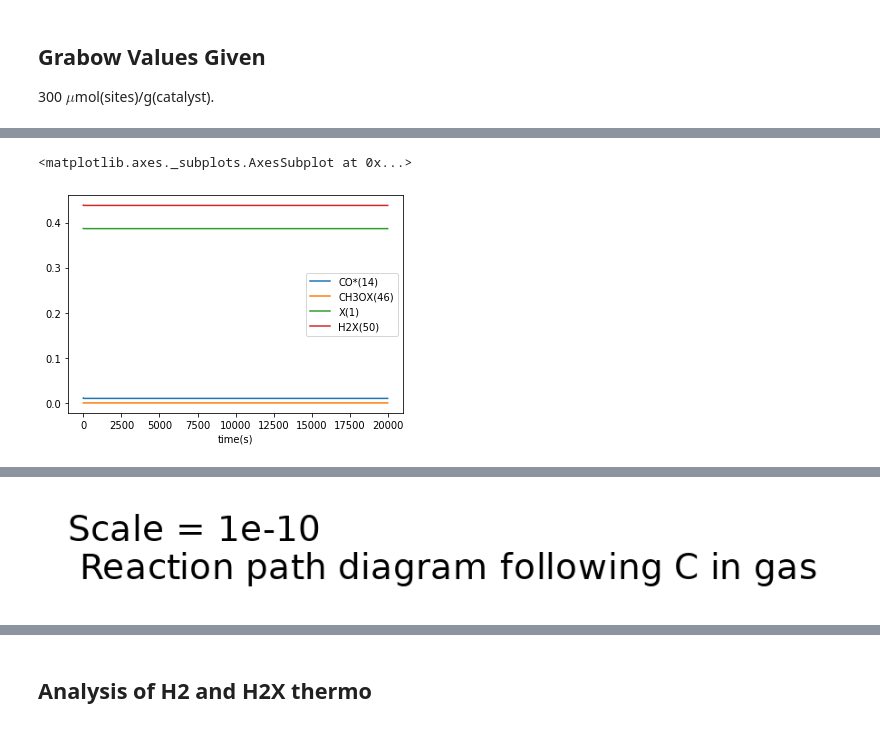
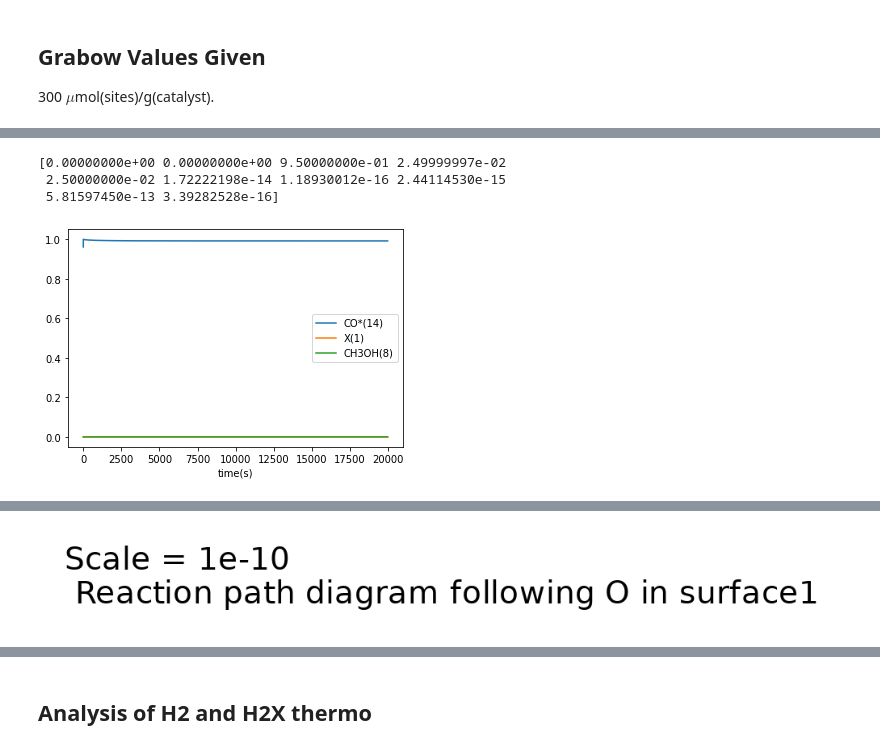
Before and after one commit to comocheng/meOH-analysis, a Jupyter notebook: cantera_simulations/RMG_wDeut/RMG_model_Deutschmann.ipynb, the cells around one changed output, grey strips where cells are left out. Drawn from its saved outputs; the diff is of its cells as text; code cells hidden in the pictures.

```diff
--- a/cantera_simulations/RMG_wDeut/RMG_model_Deutschmann.ipynb
+++ b/cantera_simulations/RMG_wDeut/RMG_model_Deutschmann.ipynb
@@ -285,8 +287,11 @@ CH4X(797) Max = 0.0005869118
 # %%
-results.plot('time(s)',['CO*(14)','CH3OX(46)', 'X(1)','H2X(50)'])
+results.plot('time(s)',['CO*(14)', 'X(1)','CH3OH(8)'])
+print(gas.X)
 # %% [output]
-<matplotlib.axes._subplots.AxesSubplot at 0x...>
+[0.00000000e+00 0.00000000e+00 9.50000000e-01 2.49999997e-02
+ 2.50000000e-02 1.72222198e-14 1.18930012e-16 2.44114530e-15
+ 5.81597450e-13 3.39282528e-16]
-[figure, old version]
+[figure, new version]
 # %%
 def save_flux_diagrams(*phases, suffix=''):
     """
@@ -356,9 +361,9 @@ Wrote graphviz output file to '/work/westgroup/ChrisB/meOH-synthesis/cantera_sim
 Wrote graphviz input file to '/work/westgroup/ChrisB/meOH-synthesis/cantera_simulations/RMG_wDeut/reaction_path_X_surface1.dot'.
 Wrote graphviz output file to '/work/westgroup/ChrisB/meOH-synthesis/cantera_simulations/RMG_wDeut/reaction_path_X_surface1.png'.
 # %%
-Image(filename='reaction_path_C_gas.png')
+Image(filename='reaction_path_O_surface1.png')
 # %% [output]
-[figure, old version]
+[figure, new version]
 # %%
 Image(filename='reaction_path_H_surface1.png')
 # %% [output]
```
Also changed, not shown: parts of 8 cells of this notebook, 13 other files.
